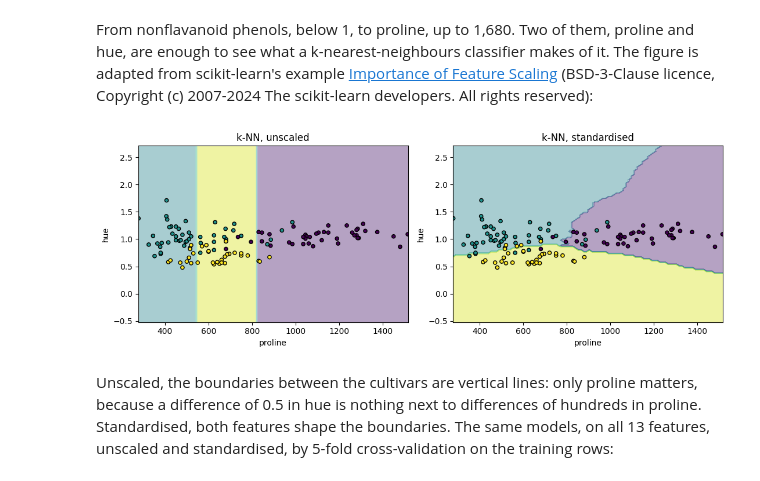
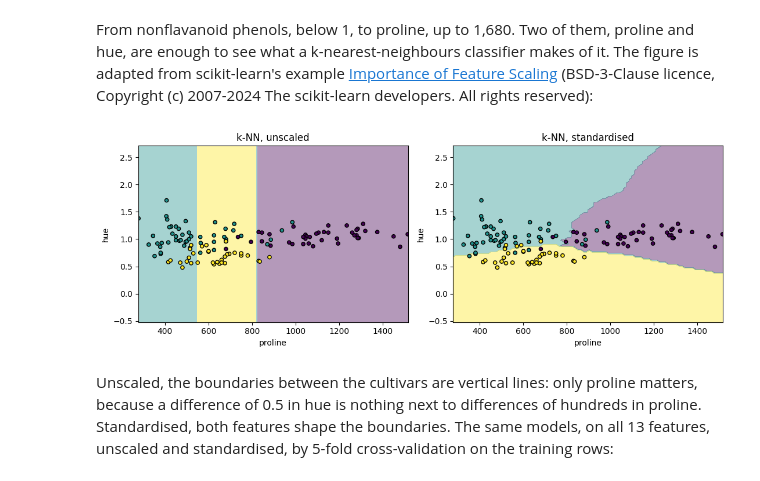
Before and after one commit to avidaldo/ai, a Jupyter notebook: saa/data-preparation/feature_scaling.ipynb, the cells around one changed output. Saved outputs shown, nothing was run; the diff lists cells and outputs as text; code cells hidden in the pictures.

```diff
--- a/saa/data-preparation/feature_scaling.ipynb
+++ b/saa/data-preparation/feature_scaling.ipynb
@@ -121,25 +121,26 @@ From nonflavanoid phenols, below 1, to proline, up to 1,680. Two of them, prolin
 # %%
 import matplotlib.pyplot as plt
 from sklearn.inspection import DecisionBoundaryDisplay
 from sklearn.model_selection import train_test_split
 from sklearn.neighbors import KNeighborsClassifier
 from sklearn.pipeline import make_pipeline
 
 X_train, X_test, y_train, y_test = train_test_split(X, y, test_size=0.3, stratify=y, random_state=42)
 two_features = ["proline", "hue"]
 classifiers = {
     "unscaled": KNeighborsClassifier(n_neighbors=20),
     "standardised": make_pipeline(StandardScaler(), KNeighborsClassifier(n_neighbors=20)),
 }
 figure, axes = plt.subplots(1, 2, figsize=(11, 4))
 for axis, (name, classifier) in zip(axes, classifiers.items()):
     classifier.fit(X_train[two_features], y_train)
-    DecisionBoundaryDisplay.from_estimator(classifier, X_train[two_features], response_method="predict", alpha=0.4, ax=axis)
+    DecisionBoundaryDisplay.from_estimator(classifier, X_train[two_features], response_method="predict", alpha=0.4,
+                                           multiclass_colors="viridis", ax=axis)  # the colours of the points
     axis.scatter(X_train["proline"], X_train["hue"], c=y_train, edgecolor="k", s=20)
     axis.set_title(f"k-NN, {name}")
 figure.tight_layout()
 # %% [output]
-[figure, old version]
+[figure, new version]
 # %% [markdown]
 Unscaled, the boundaries between the cultivars are vertical lines: only proline matters, because a difference of 0.5 in hue is nothing next to differences of hundreds in proline. Standardised, both features shape the boundaries. The same models, on all 13 features, unscaled and standardised, by 5-fold cross-validation on the training rows:
 # %%
```
Also changed, not shown: 21 other files.
